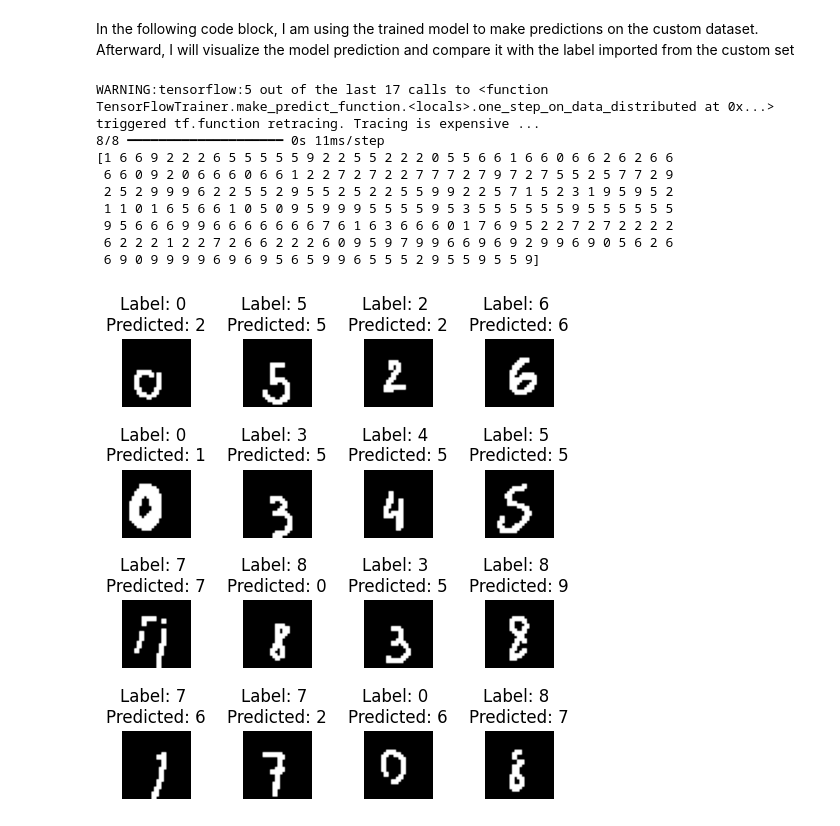
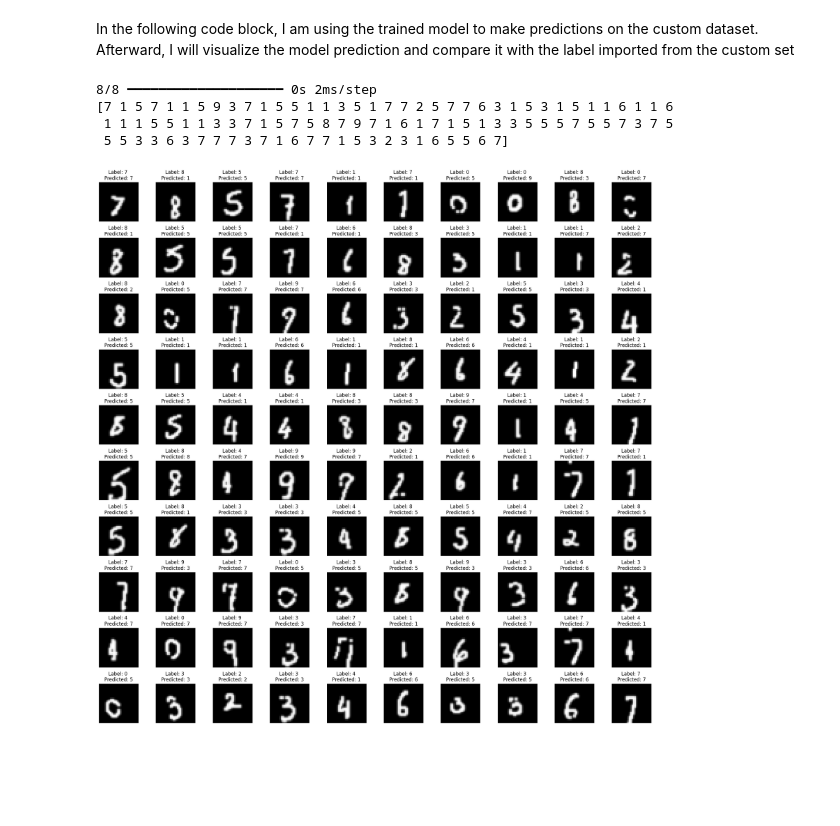
Before and after one commit to MinhNguyen2000/TME_6015, a Jupyter notebook: Assignment_1/TME6015_Assignment_1.ipynb, the cells around one changed output. Cells and saved outputs as stored; diff of their text form; code cells hidden in the pictures; blank space fills up the shorter version.

```diff
--- a/Assignment_1/TME6015_Assignment_1.ipynb
+++ b/Assignment_1/TME6015_Assignment_1.ipynb
@@ -187,6 +157,8 @@ model.compile(loss="categorical_crossentropy",
               optimizer=optimizer1,
               metrics=["accuracy"])
 
+model.set_weights(intial_weights)
+
 history = model.fit(x_train, y_train, batch_size=batch_size, epochs=epochs, validation_split=0.2)
 # %% [output]
 Epoch 1/15
@@ -329,7 +253,7 @@ The model has a validation accuracy of 98.40%
 history_all = []
 
 batch_size = [32, 64, 128]
-epochs = 5
+epochs = 15
 lr = 0.0001
 
 for i in range(len(batch_size)):
@@ -566,12 +461,12 @@ Dimension of the y_train set: (250, 10)
 # %%
 custom_images.shape
 
-num_samples = 16; num_rows = 4; num_cols = 4
+num_samples = 16; num_rows = 4; num_cols = np.int8(num_samples/num_rows)
 rand = random.randint(250,size = (num_samples))
 x_samples = custom_images[rand,:,:]
 y_samples = np.argmax(custom_labels[rand],axis=1)
 
-fig, axes = plt.subplots(num_rows,num_cols,figsize=(5,5))
+fig, axes = plt.subplots(num_rows,num_cols,figsize=(num_rows*2,num_cols*2))
 
 for i in range(num_rows):
   for j in range(num_cols):
@@ -590,4 +483,12 @@ plt.show()
 # %%
+# Add the custom images and labels to the original MNIST dataset
+x_train = np.concatenate((x_train, custom_images), axis=0)
+y_train = np.concatenate((y_train, custom_labels), axis=0)
+
+keras.backend.clear_session(
+    free_memory=True
+)
+
 batch_size = 32
 lr = 0.0001
 epochs = 20
@@ -596,20 +497,14 @@ optimizer = keras.optimizers.Adam(
     learning_rate = lr
 )
 
-# Add the custom images and labels to the original MNIST dataset
-# x_train = np.concatenate((x_train, custom_images), axis=0)
-# y_train = np.concatenate((y_train, custom_labels), axis=0)
-
-tf.keras.backend.clear_session(
-    free_memory=True
-)
 model_2Conv = keras.Sequential([
     layers.Conv2D(32, kernel_size=(3, 3), activation="relu", input_shape = input_shape),
     layers.MaxPooling2D(pool_size=(2, 2)),
     layers.Conv2D(64, kernel_size=(3, 3), activation="relu"),
     layers.MaxPooling2D(pool_size=(2, 2)),
-    layers.Conv2D(64, kernel_size=(3, 3), activation="relu"),
-    layers.MaxPooling2D(pool_size=(2, 2)),
+    # layers.Conv2D(32, kernel_size=(3, 3), activation="relu"),
+    # layers.MaxPooling2D(pool_size=(2, 2)),
+    layers.Dropout(0.2),
     layers.Flatten(),
     layers.Dense(output_classes, activation="softmax"),
 ])
@@ -678,39 +581,33 @@ Custom Data - Loss: 2.242121934890747, Accuracy: 0.24400000274181366
 # %% [markdown]
 In the following code block, I am using the trained model to make predictions on the custom dataset. Afterward, I will visualize the model prediction and compare it with the label imported from the custom set
-# %%
-predictions = test_model.predict(custom_images)
-predicted_labels = np.argmax(predictions, axis=1)
-print(predicted_labels)
-# %% [output]
-WARNING:tensorflow:5 out of the last 17 calls to <function TensorFlowTrainer.make_predict_function.<locals>.one_step_on_data_distributed at 0x...> triggered tf.function retracing. Tracing is expensive ...
-8/8 ━━━━━━━━━━━━━━━━━━━━ 0s 11ms/step
-[1 6 6 9 2 2 2 6 5 5 5 5 5 9 2 2 5 5 2 2 2 0 5 5 6 6 1 6 6 0 6 6 2 6 2 6 6
- 6 6 0 9 2 0 6 6 6 0 6 6 1 2 2 7 2 7 2 2 7 7 7 2 7 9 7 2 7 5 5 2 5 7 7 2 9
- 2 5 2 9 9 9 6 2 2 5 5 2 9 5 5 2 5 2 2 5 5 9 9 2 2 5 7 1 5 2 3 1 9 5 9 5 2
- 1 1 0 1 6 5 6 6 1 0 5 0 9 5 9 9 9 5 5 5 5 9 5 3 5 5 5 5 5 5 9 5 5 5 5 5 5
- 9 5 6 6 6 9 9 6 6 6 6 6 6 6 7 6 1 6 3 6 6 6 0 1 7 6 9 5 2 2 7 2 7 2 2 2 2
- 6 2 2 2 1 2 2 7 2 6 6 2 2 2 6 0 9 5 9 7 9 9 6 6 9 6 9 2 9 9 6 9 0 5 6 2 6
- 6 9 0 9 9 9 9 6 9 6 9 5 6 5 9 9 6 5 5 5 2 9 5 5 9 5 5 9]
 # %%
 custom_images.shape
 
-num_samples = 16; num_rows = 4; num_cols = 4
+num_samples = 100; num_rows = np.int8(np.sqrt(num_samples)); num_cols = np.int8(num_samples/num_rows)
 rand = random.randint(250,size = (num_samples))
 x_samples = custom_images[rand,:,:]
 y_samples = np.argmax(custom_labels[rand],axis=1)
+
+predictions = test_model.predict(custom_images)
 y_predicted = np.argmax(predictions[rand],axis=1)
-fig, axes = plt.subplots(num_rows,num_cols,figsize=(5,5))
+print(y_predicted)
+
+fig, axes = plt.subplots(num_rows,num_cols,figsize=(num_rows*2,num_cols*2))
 
 for i in range(num_rows):
   for j in range(num_cols):
     ax = axes[i,j]
     ax.imshow(x_samples[i*num_cols+j,:,:], cmap=matplotlib.cm.Greys)
     ax.axis("off")
     ax.set_title(f"Label: {y_samples[i*num_cols+j]} \n"
                  f"Predicted: {y_predicted[i*num_cols+j]}")
 
 plt.tight_layout()
 plt.subplots_adjust(top=0.95)  # Adjust top to make room for title
 plt.show()
 # %% [output]
+8/8 ━━━━━━━━━━━━━━━━━━━━ 0s 2ms/step
+[7 1 5 7 1 1 5 9 3 7 1 5 5 1 1 3 5 1 7 7 2 5 7 7 6 3 1 5 3 1 5 1 1 6 1 1 6
+ 1 1 1 5 5 1 1 3 3 7 1 5 7 5 8 7 9 7 1 6 1 7 1 5 1 3 3 5 5 5 7 5 5 7 3 7 5
+ 5 5 3 3 6 3 7 7 7 3 7 1 6 7 7 1 5 3 2 3 1 6 5 5 6 7]
-[figure, old version]
+[figure, new version]
```
Also changed, not shown: parts of 36 cells of this notebook, 2 other files.
